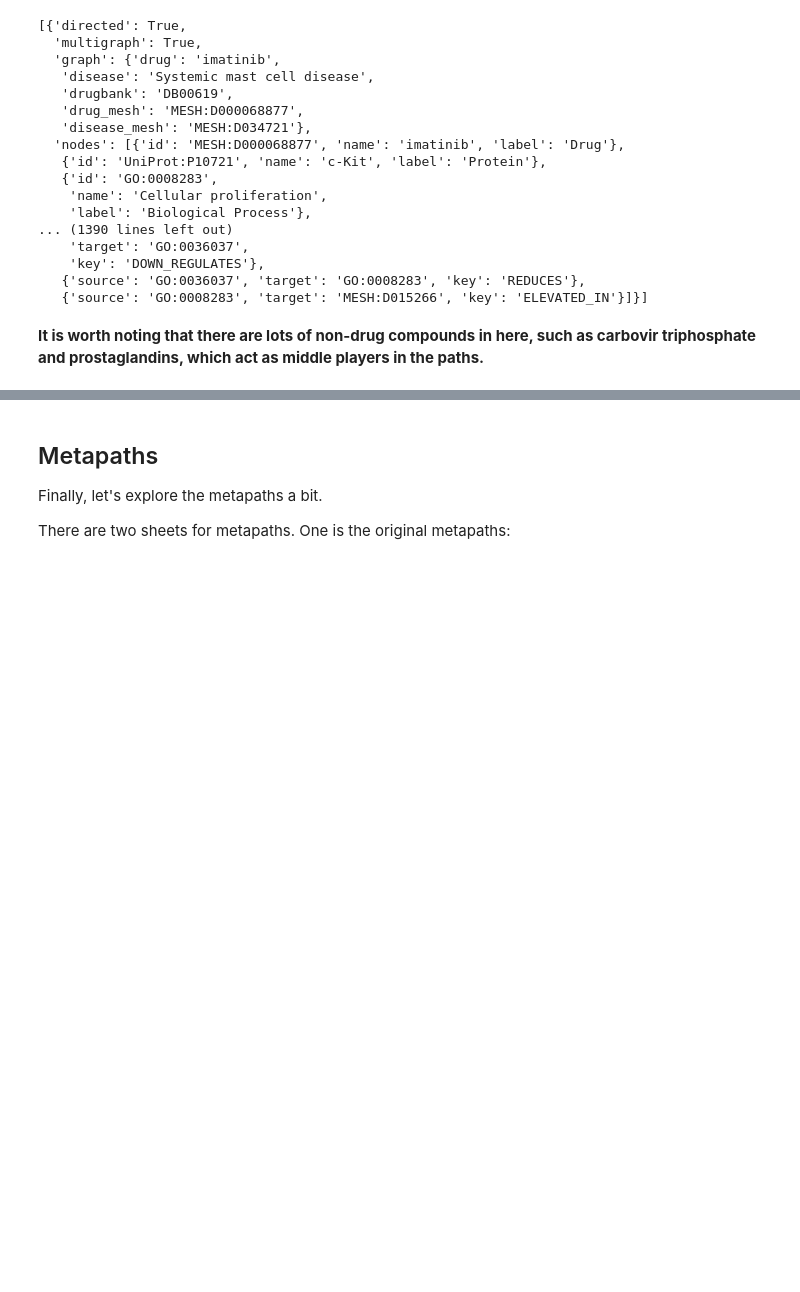
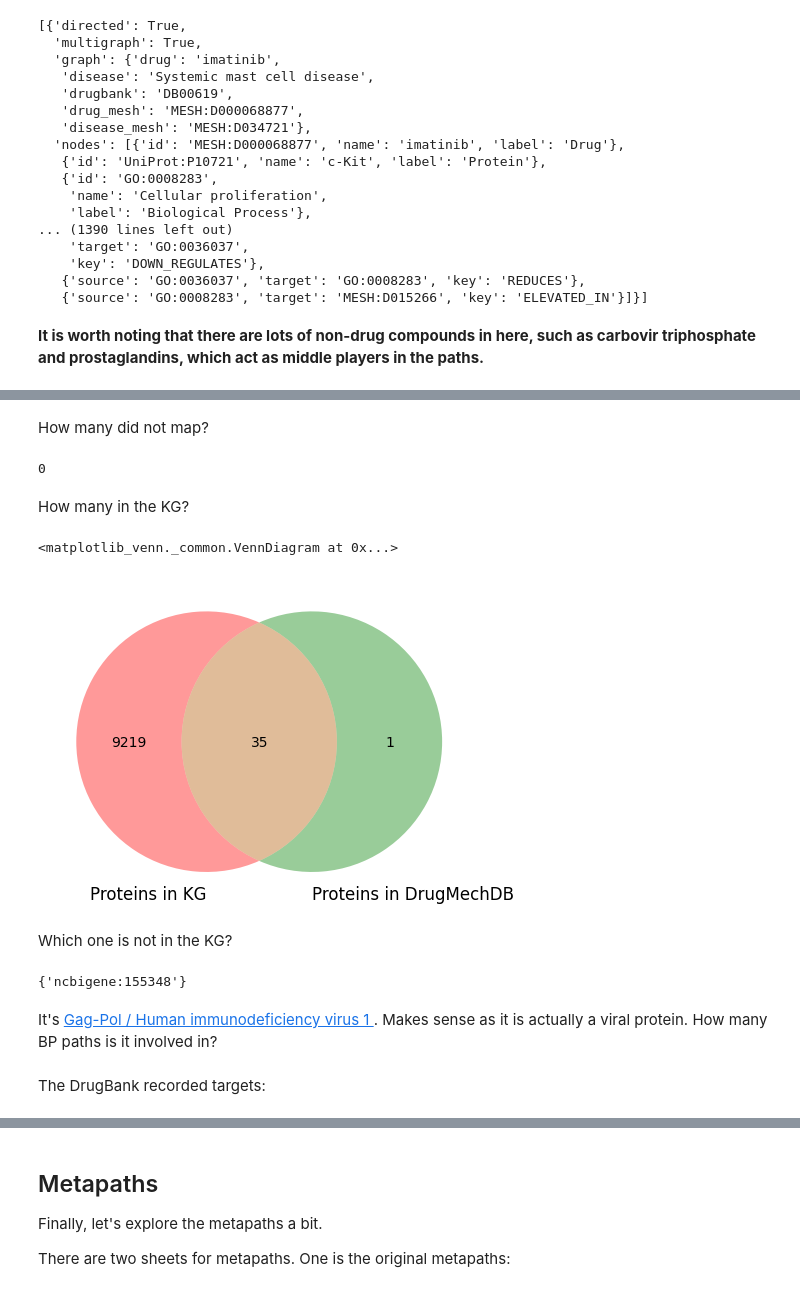
Before and after one commit to laurendelong21/MoA-Net, a Jupyter notebook: notebooks/exploration_drugmechdb.ipynb, the cells around one changed output, grey strips where cells are left out. Cells and saved outputs as stored; diff of their text form; code cells hidden in the pictures; blank space fills up the shorter version.

Commit message:
Many of the DMDB proteins are in the KG

```diff
--- a/notebooks/exploration_drugmechdb.ipynb
+++ b/notebooks/exploration_drugmechdb.ipynb
@@ -320,0 +348,6 @@ Only 21 of those 89 are in the KG.
+# %%
+dmdb_proteins = set()
+for path in bp_paths:
+    for node in path['nodes']:
+        if node['label'] == 'Protein':
+            dmdb_proteins.add(node['id'])
@@ -320,0 +384,45 @@ Only 21 of those 89 are in the KG.
+# %%
+# get rid of MeSh terms:
+dmdb_proteins = {p for p in dmdb_proteins if 'UniProt' in p}
+# %%
+def uniprot2ncbi(uniprot_ids):
+    """Outputs a dictionary mapping from uniprot IDs to ncbi gene IDs.
+    :param uniprot_ids: a list of uniprot IDs with UniProt: prefix
+    :returns: dictionary with uniprot as keys as ncbi gene as values
+    """
+    up2ncbi = {up_id: None for up_id in uniprot_ids}
+    for up_id in tqdm(uniprot_ids):
+        up = up_id.split(':')[1]
+        r = requests.get(f'https://rest.uniprot.org/uniprotkb/search?query={up}')
+        xrefs = r.json()['results'][0]['uniProtKBCrossReferences']
+        for xref in xrefs:
+            if xref['database'] == 'GeneID':
+                up2ncbi[up_id] = 'ncbigene:' + xref['id']
+                break
+    return up2ncbi
+# %%
+dmdb_prot_mappings = uniprot2ncbi(dmdb_proteins)
+# %% [markdown]
+How many did not map?
+# %%
+len([i for i in dmdb_prot_mappings.values() if i == None])
+# %% [output]
+0
+# %% [markdown]
+How many in the KG?
+# %%
+venn2_unweighted(
+    [prots_in_kg, set(dmdb_prot_mappings.values())],
+    set_labels=['Proteins in KG', 'Proteins in DrugMechDB']
+)
+# %% [output]
+<matplotlib_venn._common.VennDiagram at 0x...>
+[figure, added]
+# %% [markdown]
+Which one is not in the KG?
+# %%
+set(dmdb_prot_mappings.values()) - prots_in_kg
+# %% [output]
+{'ncbigene:155348'}
+# %% [markdown]
+It's [Gag-Pol / Human immunodeficiency virus 1 ](https://www.ncbi.nlm.nih.gov/gene/?term=155348). Makes sense as it is actually a viral protein. How many BP paths is it involved in?
@@ -320,0 +431,2 @@ Only 21 of those 89 are in the KG.
+# %% [markdown]
+The DrugBank recorded targets:
```
Also changed, not shown: parts of 74 cells of this notebook.
